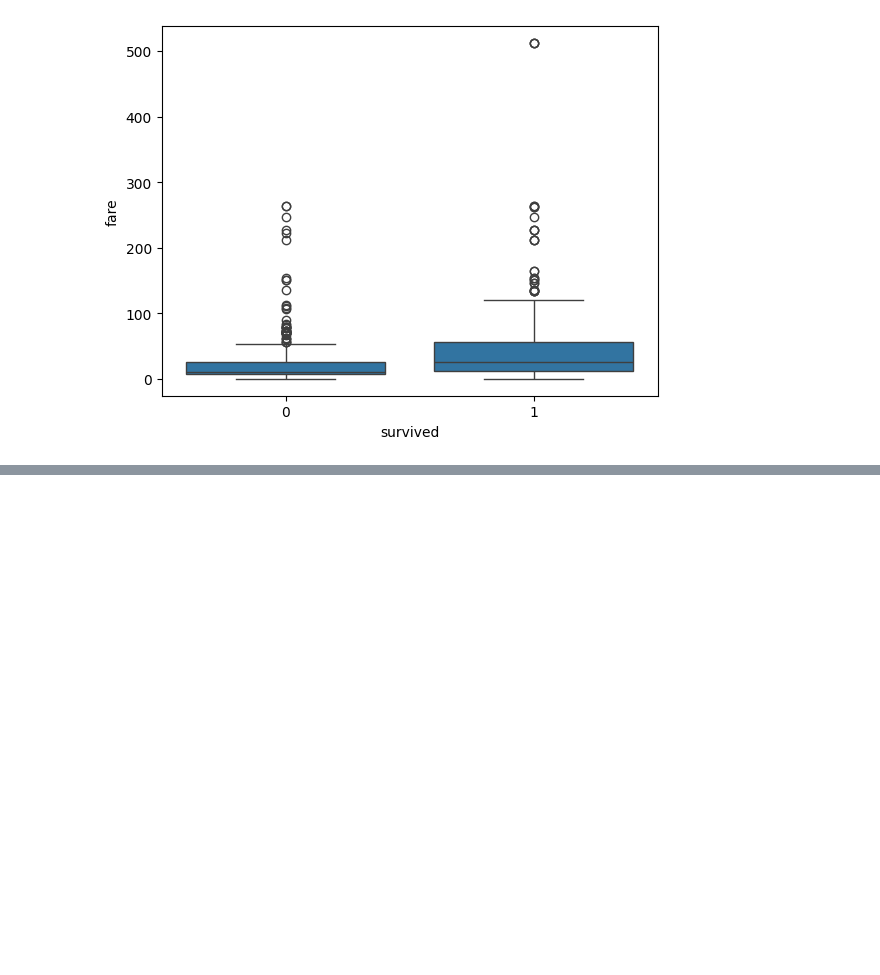
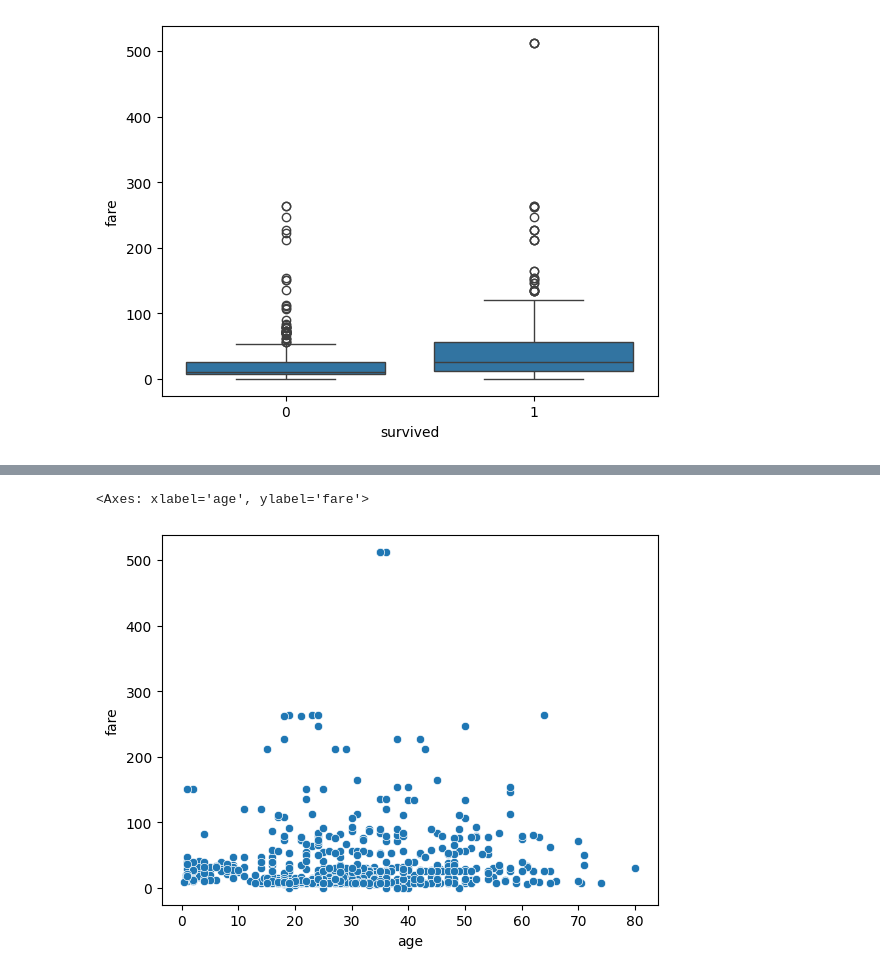
Before and after one commit to babarkhan786/Python-practice-2026, a Jupyter notebook: day_13 EDA-Data-Wrangling/EDA.ipynb, the cells around one changed output, grey strips where cells are left out. Cells and saved outputs as stored; diff of their text form; code cells hidden in the pictures; blank space fills up the shorter version.

```diff
--- a/day_13 EDA-Data-Wrangling/EDA.ipynb
+++ b/day_13 EDA-Data-Wrangling/EDA.ipynb
@@ -262,0 +266,6 @@ sns.boxplot(data=df, x="survived", y="age")
+# %%
+# if both are numeric on x and y axis, then it will be a scatter plot
+sns.scatterplot(data=df, x="age", y="fare")
+# %% [output]
+<Axes: xlabel='age', ylabel='fare'>
+[figure, added]
```
Also changed, not shown: parts of 6 cells of this notebook.
